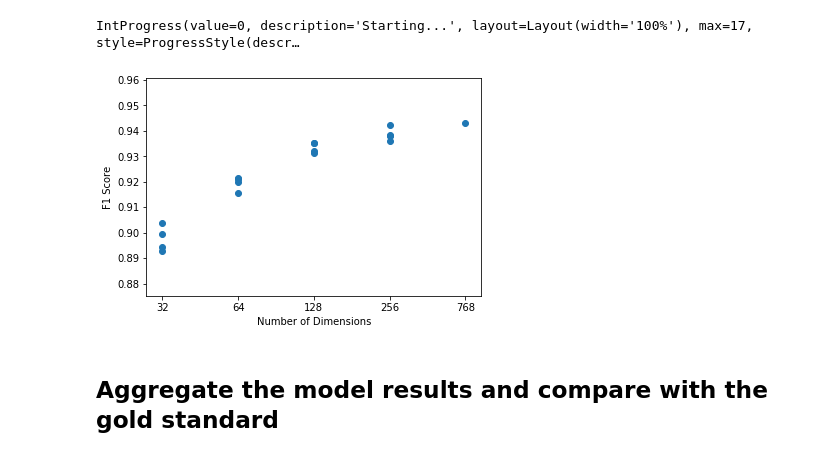
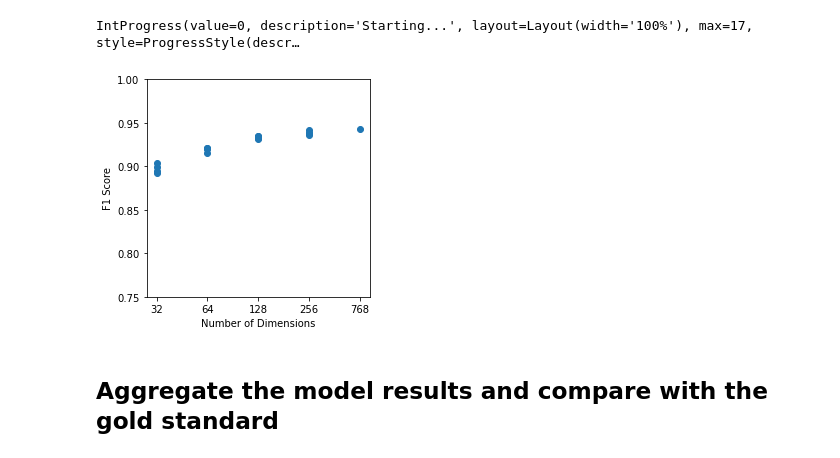
Before and after one commit to CODAIT/text-extensions-for-pandas, a Jupyter notebook: notebooks/CoNLL_4.ipynb, the cells around one changed output. Saved outputs shown, nothing was run; the diff lists cells and outputs as text; code cells hidden in the pictures.

```diff
--- a/notebooks/CoNLL_4.ipynb
+++ b/notebooks/CoNLL_4.ipynb
@@ -49,8 +49,8 @@ tokenizer = transformers.BertTokenizerFast.from_pretrained(bert_model_name,
 bert = transformers.BertModel.from_pretrained(bert_model_name)
 
 # If False, use cached values, provided those values are present on disk
-_REGENERATE_EMBEDDINGS = True
-_REGENERATE_MODELS = True
+_REGENERATE_EMBEDDINGS = False
+_REGENERATE_MODELS = False
 
 # Number of dimensions that we reduce the BERT embeddings down to when
 # training reduced-quality models.
@@ -390,15 +367,25 @@ summary_df = make_summary_df(evals)
 # %%
 # Plot the tradeoff between dimensionality and F1 score
 x = summary_df["dims"]
 y = summary_df["F1"]
+
+plt.figure(figsize=(4,4))
 plt.scatter(x, y)
 #plt.yscale("log")
 #plt.xscale("log")
+plt.ylim([0.75, 1.0])
 plt.xlabel("Number of Dimensions")
 plt.ylabel("F1 Score")
+
+
+# Also save to a local file
+plt.savefig("outputs/dims_vs_f1_score_xval.png", bbox_inches="tight")
+plt.savefig("outputs/dims_vs_f1_score_xval.pdf", bbox_inches="tight")
+plt.savefig("outputs/dims_vs_f1_score_xval.eps", bbox_inches="tight")
+
 plt.show()
 # %% [output]
-[figure, old version]
+[figure, new version]
 # %% [markdown]
 ## Aggregate the model results and compare with the gold standard
 # %%
```
Also changed, not shown: parts of 2 cells of this notebook, 1 other file.
